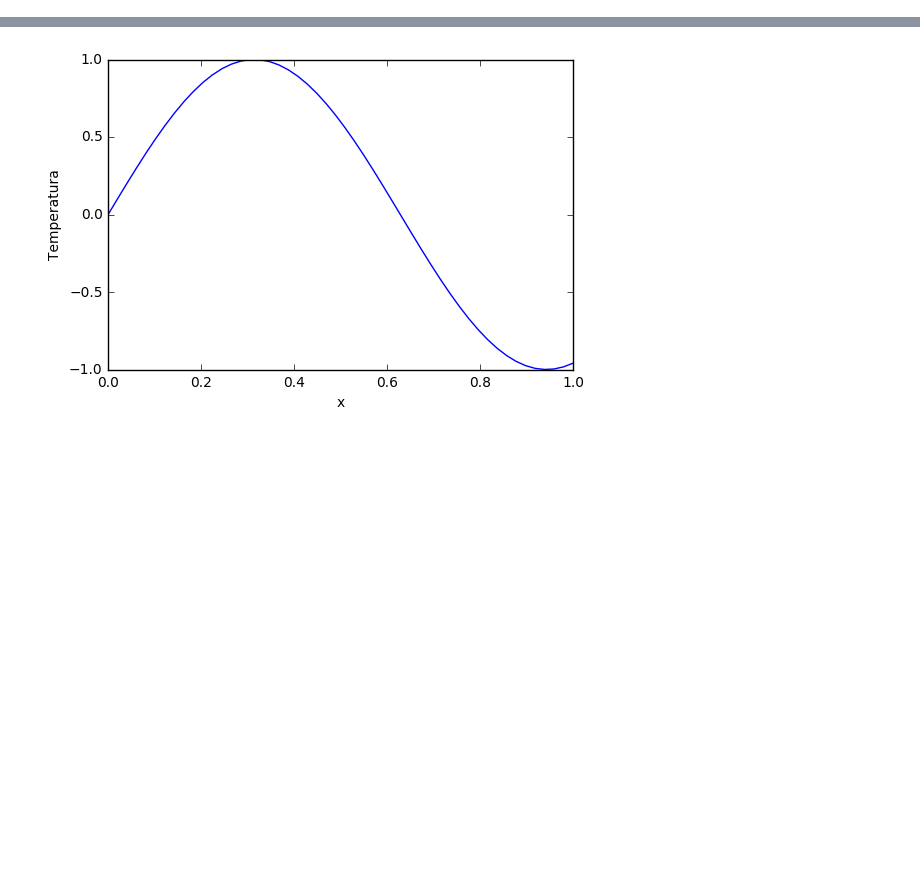
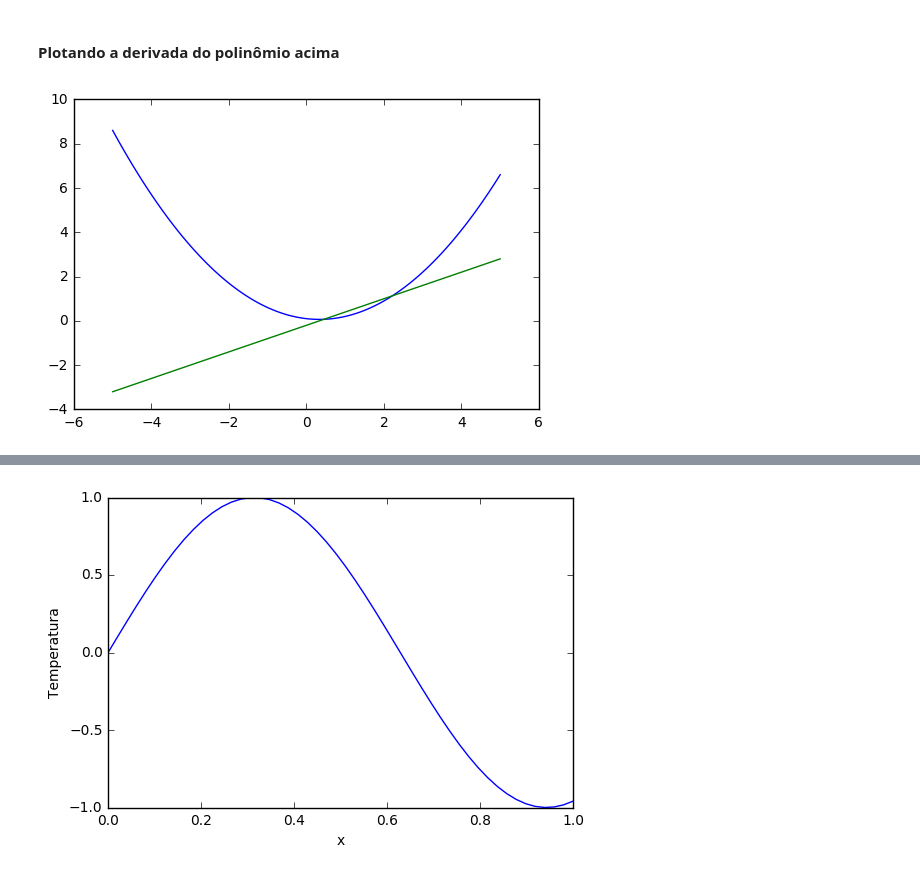
Before and after one commit to gpkc/Scientific-computing-with-python, a Jupyter notebook: Pyzza.ipynb, the cells around one changed output, grey strips where cells are left out. Cells and saved outputs as stored; diff of their text form; code cells hidden in the pictures; blank space fills up the shorter version.

```diff
--- a/Pyzza.ipynb
+++ b/Pyzza.ipynb
@@ -0,0 +99,10 @@
+# %% [markdown]
+#### Plotando a derivada do polinômio acima
+# %%
+poly_y_deriv = poly_y.deriv()
+y_deriv = poly_y_deriv(x)
+pyplot.plot(x,y)
+pyplot.plot(x,y_deriv)
+pyplot.show()
+# %% [output]
+[figure, added]
```
Also changed, not shown: parts of 49 cells of this notebook, 4 other files.
